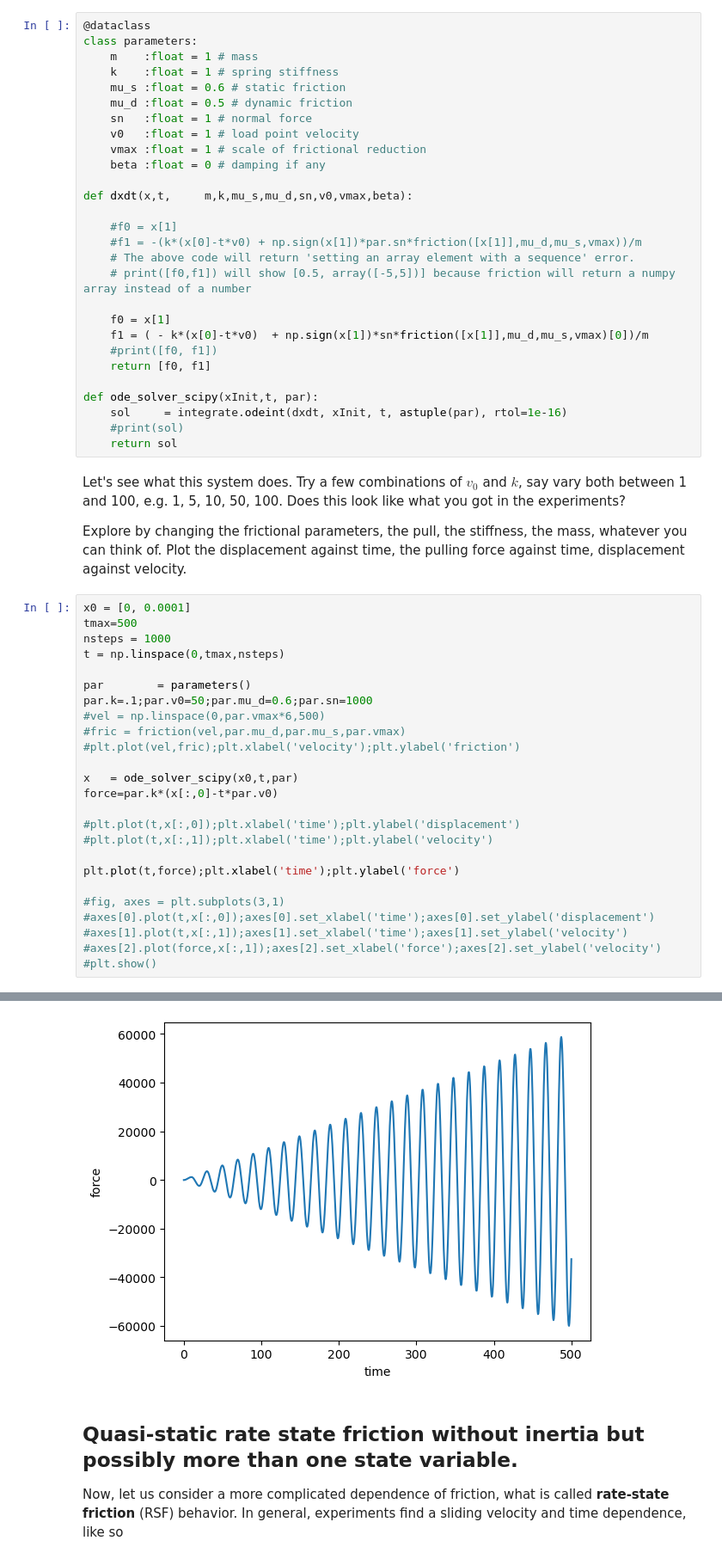
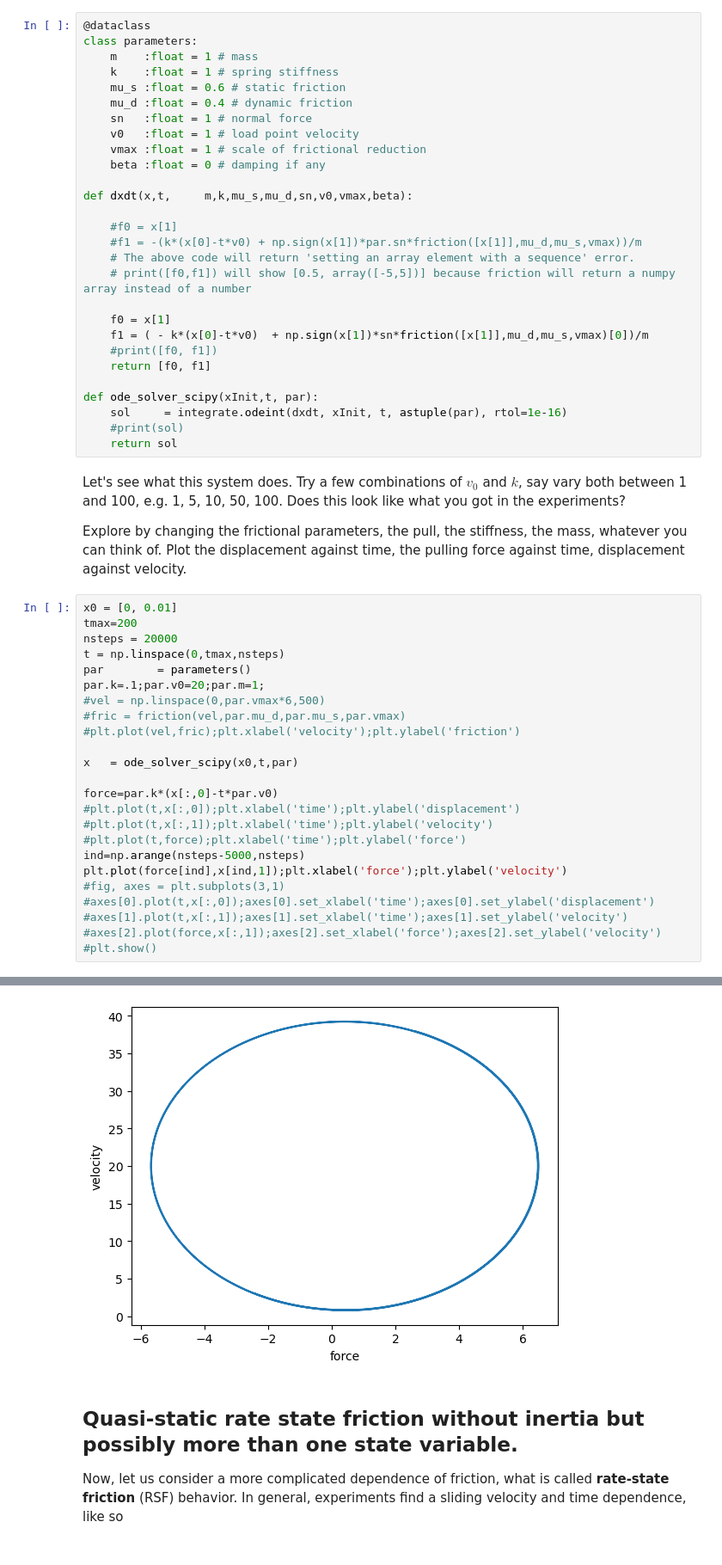
Before and after one commit to dunyuliu/Earth_From_Lab_To_Planet_Tutorials, a Jupyter notebook: Module2.1_RateStateFriction.ipynb, the cells around one changed output, grey strips where cells are left out. Shown at 86% size. Cells and saved outputs as stored; diff of their text form.

```diff
--- a/Module2.1_RateStateFriction.ipynb
+++ b/Module2.1_RateStateFriction.ipynb
@@ -79,7 +86,7 @@ class parameters:
     m    :float = 1 # mass
     k    :float = 1 # spring stiffness
     mu_s :float = 0.6 # static friction
-    mu_d :float = 0.5 # dynamic friction
+    mu_d :float = 0.4 # dynamic friction
     sn   :float = 1 # normal force
     v0   :float = 1 # load point velocity
     vmax :float = 1 # scale of frictional reduction
@@ -106,25 +113,24 @@ Let's see what this system does. Try a few combinations of $v_0$ and $k$, say va
 
 Explore by changing the frictional parameters, the pull, the stiffness, the mass, whatever you can think of. Plot the displacement against time, the pulling force against time, displacement against velocity.
 # %%
-x0 = [0, 0.0001]
-tmax=500
-nsteps = 1000
+x0 = [0, 0.01]
+tmax=200
+nsteps = 20000
 t = np.linspace(0,tmax,nsteps)
-
 par        = parameters()
-par.k=.1;par.v0=50;par.mu_d=0.6;par.sn=1000
+par.k=.1;par.v0=20;par.m=1;
 #vel = np.linspace(0,par.vmax*6,500)
 #fric = friction(vel,par.mu_d,par.mu_s,par.vmax)
 #plt.plot(vel,fric);plt.xlabel('velocity');plt.ylabel('friction')
 
 x   = ode_solver_scipy(x0,t,par)
+
 force=par.k*(x[:,0]-t*par.v0)
-
 #plt.plot(t,x[:,0]);plt.xlabel('time');plt.ylabel('displacement')
 #plt.plot(t,x[:,1]);plt.xlabel('time');plt.ylabel('velocity')
-
-plt.plot(t,force);plt.xlabel('time');plt.ylabel('force')
-
+#plt.plot(t,force);plt.xlabel('time');plt.ylabel('force')
+ind=np.arange(nsteps-5000,nsteps)
+plt.plot(force[ind],x[ind,1]);plt.xlabel('force');plt.ylabel('velocity')
 #fig, axes = plt.subplots(3,1)
 #axes[0].plot(t,x[:,0]);axes[0].set_xlabel('time');axes[0].set_ylabel('displacement')
 #axes[1].plot(t,x[:,1]);axes[1].set_xlabel('time');axes[1].set_ylabel('velocity')
@@ -135,4 +141,4 @@ Text(0, 0.5, 'force')
-[figure, old version]
+[figure, new version]
 # %% [markdown]
 ## Quasi-static rate state friction without inertia but possibly more than one state variable.
 Now, let us consider a more complicated dependence of friction, what is called __rate-state friction__ (RSF) behavior. In general, experiments find a sliding velocity and time dependence, like so
```
Also changed, not shown: parts of 3 cells of this notebook, 4 other files.
